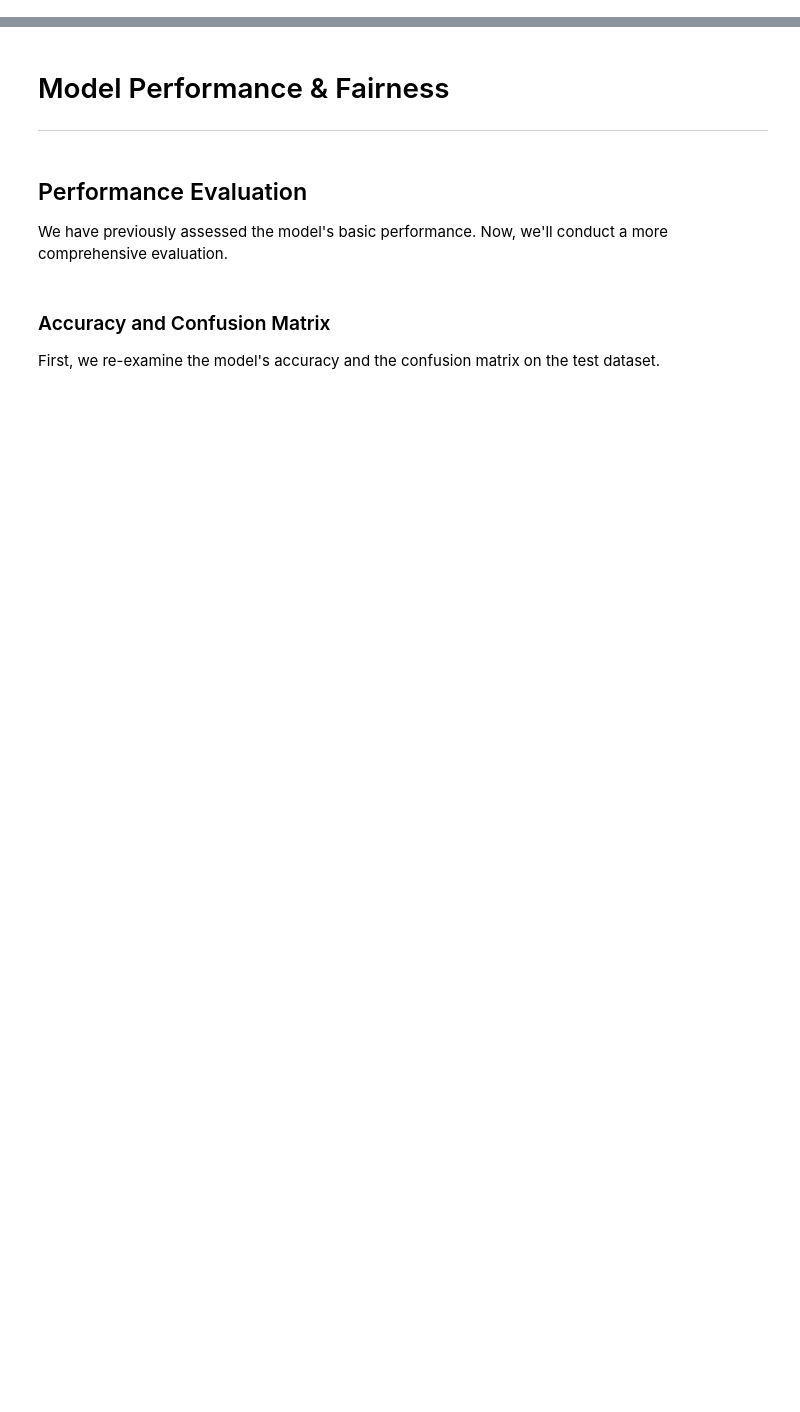
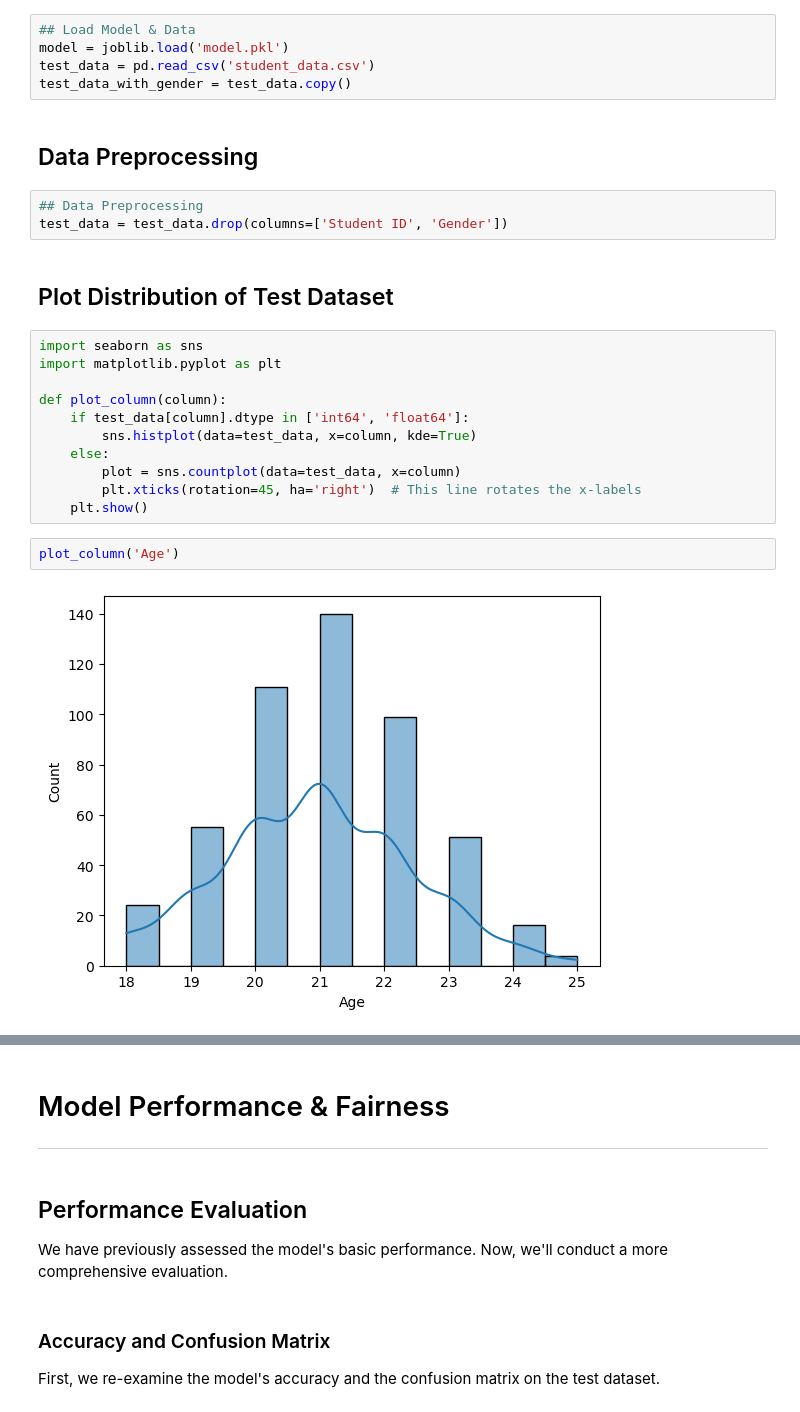
Before and after one commit to CMU-17313Q/fall23-nodebb-6-bits, a Jupyter notebook: Model Performance & Fairness.ipynb, the cells around one changed output, grey strips where cells are left out. Saved outputs shown, nothing was run; the diff lists cells and outputs as text; blank space fills up the shorter version.

```diff
--- a/Model Performance & Fairness.ipynb
+++ b/Model Performance & Fairness.ipynb
@@ -0,0 +19,27 @@
+# %%
+## Load Model & Data
+model = joblib.load('model.pkl')
+test_data = pd.read_csv('student_data.csv')
+test_data_with_gender = test_data.copy()
+# %% [markdown]
+## Data Preprocessing
+# %%
+## Data Preprocessing
+test_data = test_data.drop(columns=['Student ID', 'Gender'])
+# %% [markdown]
+## Plot Distribution of Test Dataset
+# %%
+import seaborn as sns
+import matplotlib.pyplot as plt
+
+def plot_column(column):
+    if test_data[column].dtype in ['int64', 'float64']:
+        sns.histplot(data=test_data, x=column, kde=True)
+    else:
+        plot = sns.countplot(data=test_data, x=column)
+        plt.xticks(rotation=45, ha='right')  # This line rotates the x-labels
+    plt.show()
+# %%
+plot_column('Age')
+# %% [output]
+[figure, added]
```
Also changed, not shown: parts of 14 cells of this notebook.
